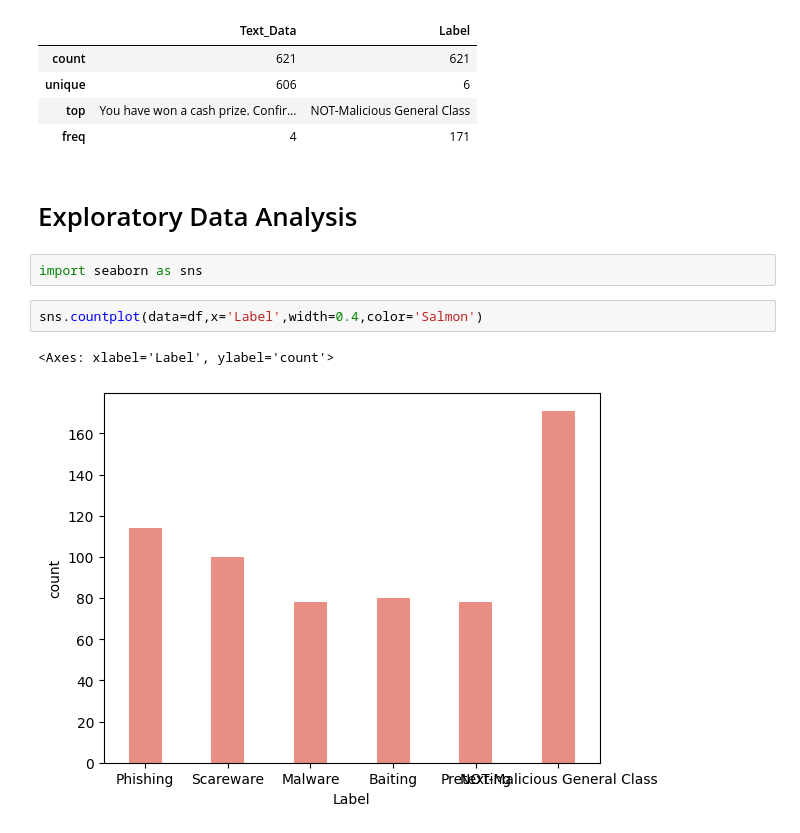
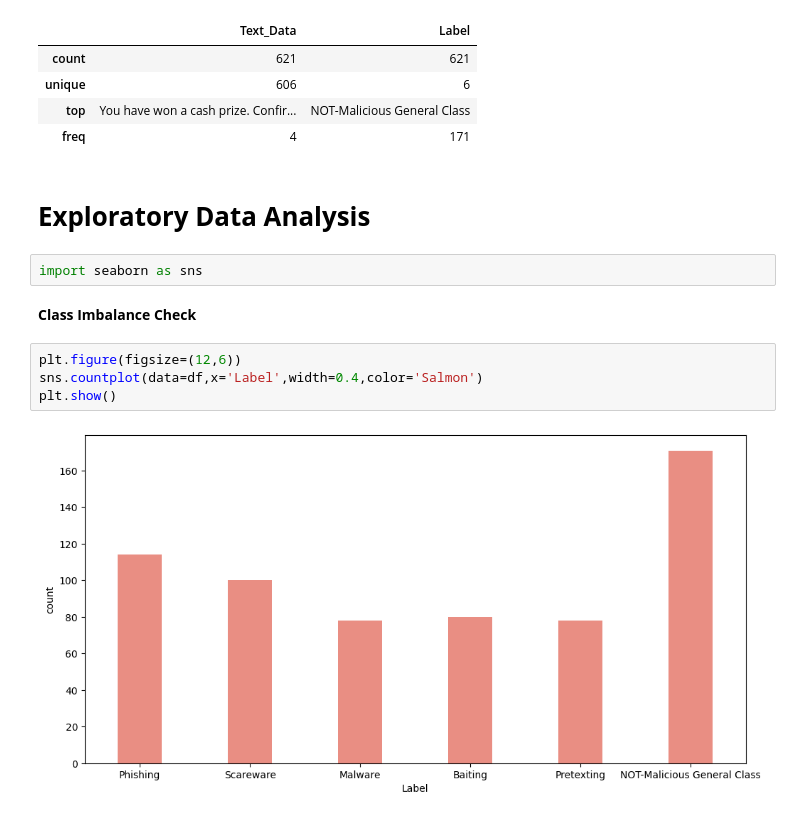
Before and after one commit to ZahirulNiloyCodes/CyberDataset_NLP, a Jupyter notebook: Cyber_Dataset_nlp.ipynb, the cells around one changed output. Saved outputs shown, nothing was run; the diff lists cells and outputs as text.

```diff
--- a/Cyber_Dataset_nlp.ipynb
+++ b/Cyber_Dataset_nlp.ipynb
@@ -74,11 +80,14 @@ df.describe()
 | top | You have won a cash prize. Confir... | NOT-Malicious General Class |
 | freq | 4 | 171 |
 # %% [markdown]
-# Exploratory Data Analysis
+# **Exploratory Data Analysis**
 # %%
 import seaborn as sns
+# %% [markdown]
+ **Class Imbalance Check**
 # %%
+plt.figure(figsize=(12,6))
 sns.countplot(data=df,x='Label',width=0.4,color='Salmon')
+plt.show()
 # %% [output]
-<Axes: xlabel='Label', ylabel='count'>
-[figure, old version]
+[figure, new version]
```
Also changed, not shown: parts of 11 cells of this notebook.
